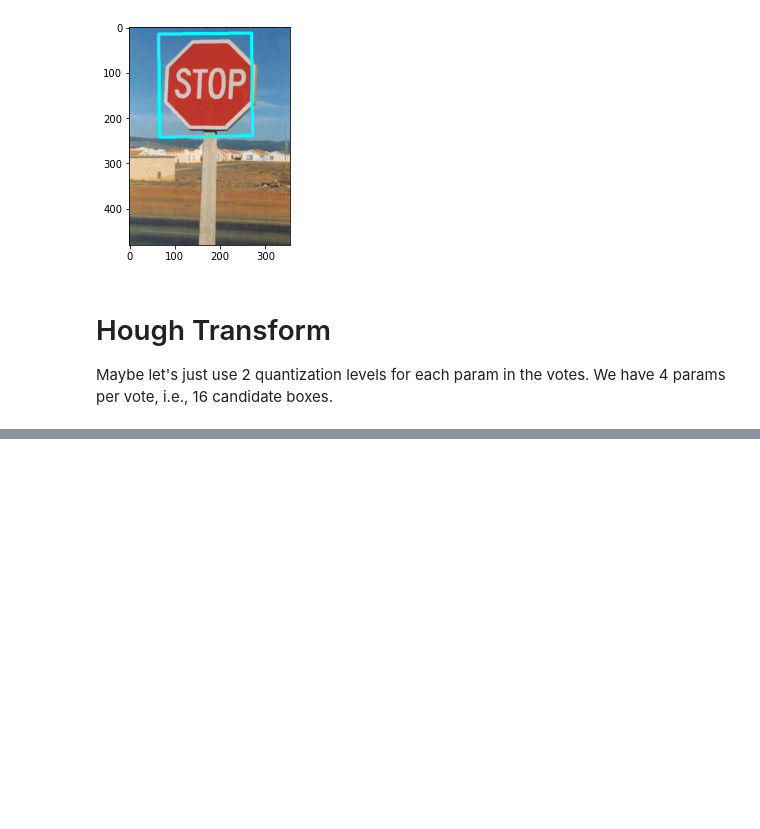
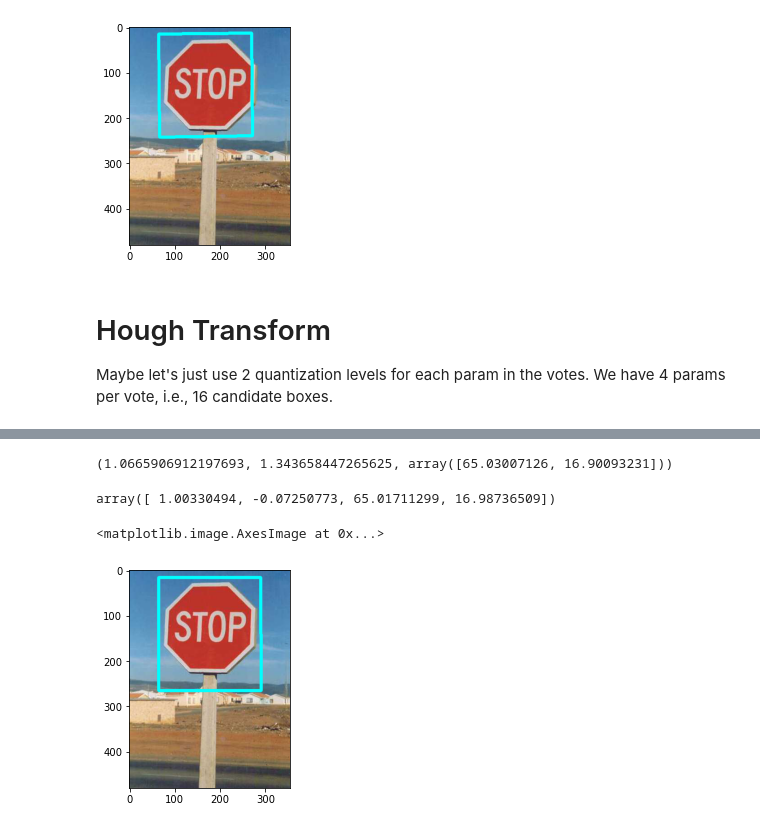
Before and after one commit to RuolinZheng08/ttic31040-computer-vision, a Jupyter notebook: project/object_detection_draft.ipynb, the cells around one changed output, grey strips where cells are left out. Drawn from its saved outputs; the diff is of its cells as text; code cells hidden in the pictures; blank space fills up the shorter version.

```diff
--- a/project/object_detection_draft.ipynb
+++ b/project/object_detection_draft.ipynb
@@ -102,0 +153,4 @@ Maybe let's just use 2 quantization levels for each param in the votes. We have
+# %%
+# who casted the votes?
+winner = vote_counter.most_common()[0][0]
+good_voters = np.where((votes == winner).all(axis=1))[0]
@@ -102,0 +171,6 @@ Maybe let's just use 2 quantization levels for each param in the votes. We have
+# %%
+kpts[0].size / kpts_ref[0].size,\
+kpts[0].angle - kpts_ref[0].angle, \
+np.array(kpts[0].pt) - np.array(kpts_ref[0].pt)
+# %% [output]
+(1.0665906912197693, 1.343658447265625, array([65.03007126, 16.90093231]))
@@ -102,0 +184,48 @@ Maybe let's just use 2 quantization levels for each param in the votes. We have
+# %%
+# get params
+
+params = np.vstack([
+    (kpts[idx].size / kpts_ref[idx].size,
+     kpts[idx].angle - kpts_ref[idx].angle,
+     kpts[idx].pt[0] - kpts_ref[idx].pt[0],
+     kpts[idx].pt[1] - kpts_ref[idx].pt[1])
+    for idx in good_voters
+]).mean(axis=0)
+# %%
+params
+# %% [output]
+array([ 1.00330494, -0.07250773, 65.01711299, 16.98736509])
+# %%
+def convert_vertices_using_params(points, params):
+    """
+    helper for visualization, probabaly not used in final
+    vertices: from the reference image
+    keypt: a single keypoint
+    """
+    scale, angle, _, _ = params
+    kp_pt = params[2:]
+
+    # scale
+    points *= scale
+
+    # translation
+    points += kp_pt
+
+    # rotation
+    theta = np.radians(angle)
+    c, s = np.cos(theta), np.sin(theta)
+    R = np.array(((c, -s), (s, c)))
+    points = points @ R.T
+
+    return points
+# %%
+# which point from the reference key point to use here???
+# any one from the good voter class will do???
+points_ref = get_vertices(img_ref)
+points = convert_vertices_using_params(points_ref, params)
+vertices = reshape_vertices_for_cv2(points)
+im = draw_bounding_box(img1, vertices)
+plt.imshow(im)
+# %% [output]
+<matplotlib.image.AxesImage at 0x...>
+[figure, added]
```
Also changed, not shown: parts of 15 cells of this notebook.
